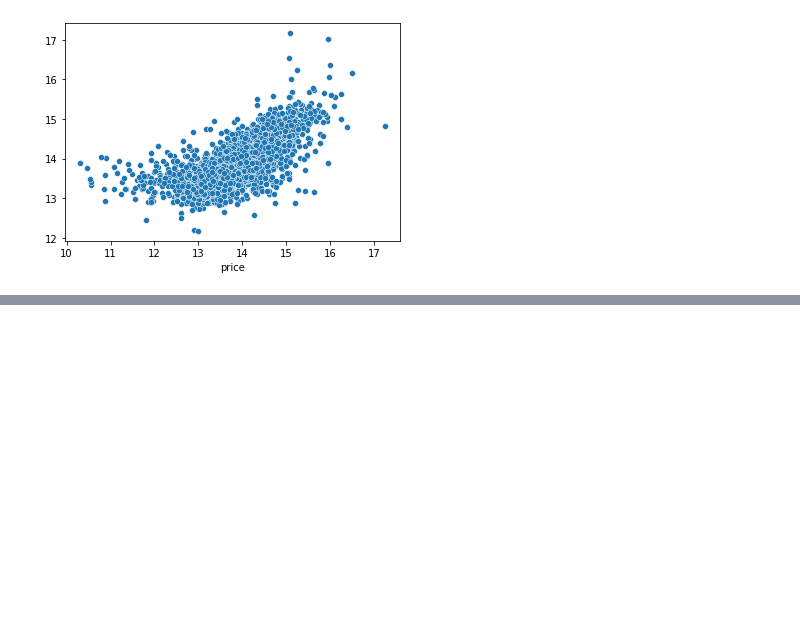
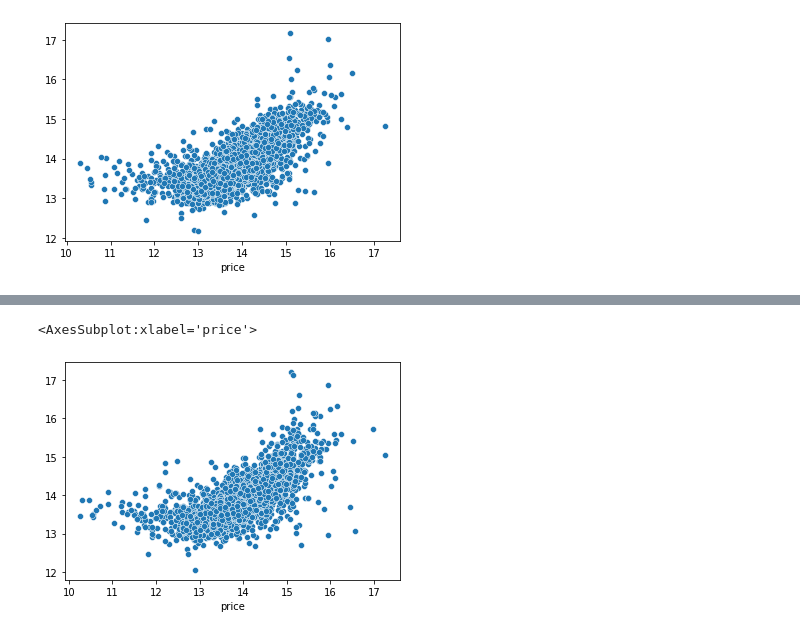
Before and after one commit to Kellyajara/RealEstate-Classification, a Jupyter notebook: New Project Notebook.ipynb, the cells around one changed output, grey strips where cells are left out. Cells and saved outputs as stored; diff of their text form; code cells hidden in the pictures; blank space fills up the shorter version.

```diff
--- a/New Project Notebook.ipynb
+++ b/New Project Notebook.ipynb
@@ -522,0 +631,16 @@ sns.scatterplot(x = y_test, y = y_pred)
+# %%
+#identifying x and y variables
+y = np.log(df['price'])
+
+X = df.drop(columns=['price'],axis=1)
+
+# Test - Train - Split
+X_train, X_test, y_train, y_test = train_test_split(X, y, test_size=0.30, random_state = 42)
+# %%
+base  = ['bedrooms', 'bathrooms', 'sqft_living','sqft_above','sqft_lot','floors',"grade_code", "view_code",
+         "condition_code", 'sqft_garage', 'sqft_patio', "yr_built",
+         "waterfront", "greenbelt", "nuisance", "heat_source","sewer_system"]
+
+lr = LinearRegression()
+
+results = lr.fit(X_train[base], y_train)
@@ -522,0 +678,5 @@ sns.scatterplot(x = y_test, y = y_pred)
+# %%
+sns.scatterplot(x = y_test, y = y_pred)
+# %% [output]
+<AxesSubplot:xlabel='price'>
+[figure, added]
```
Also changed, not shown: parts of 41 cells of this notebook.
